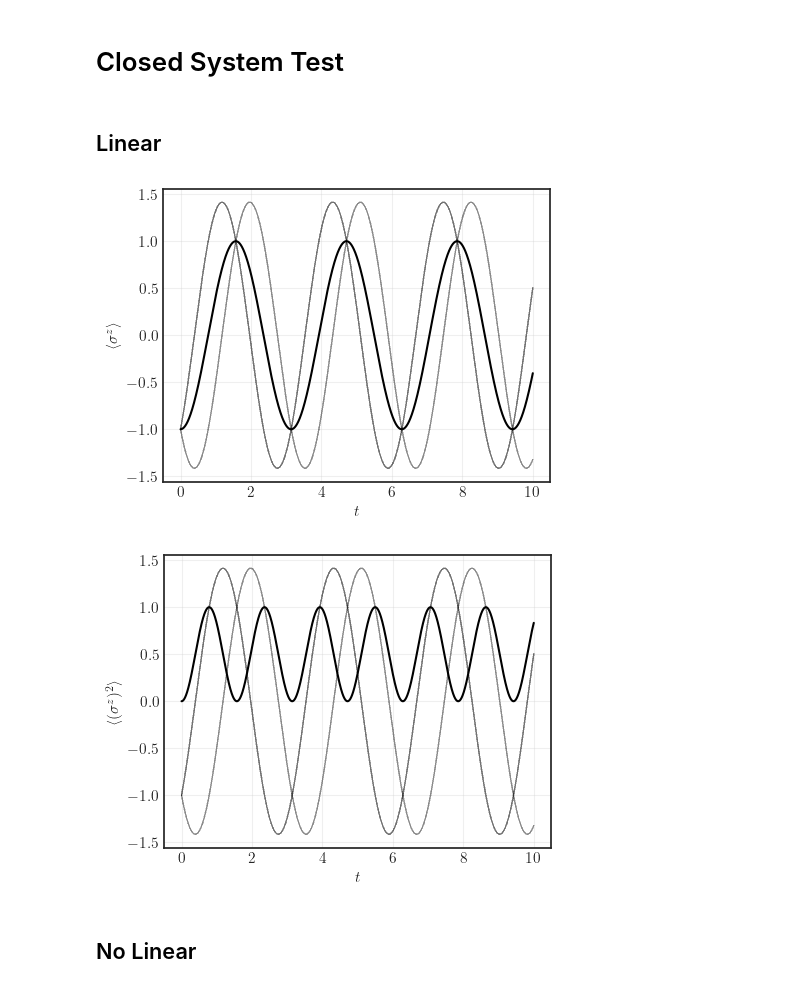
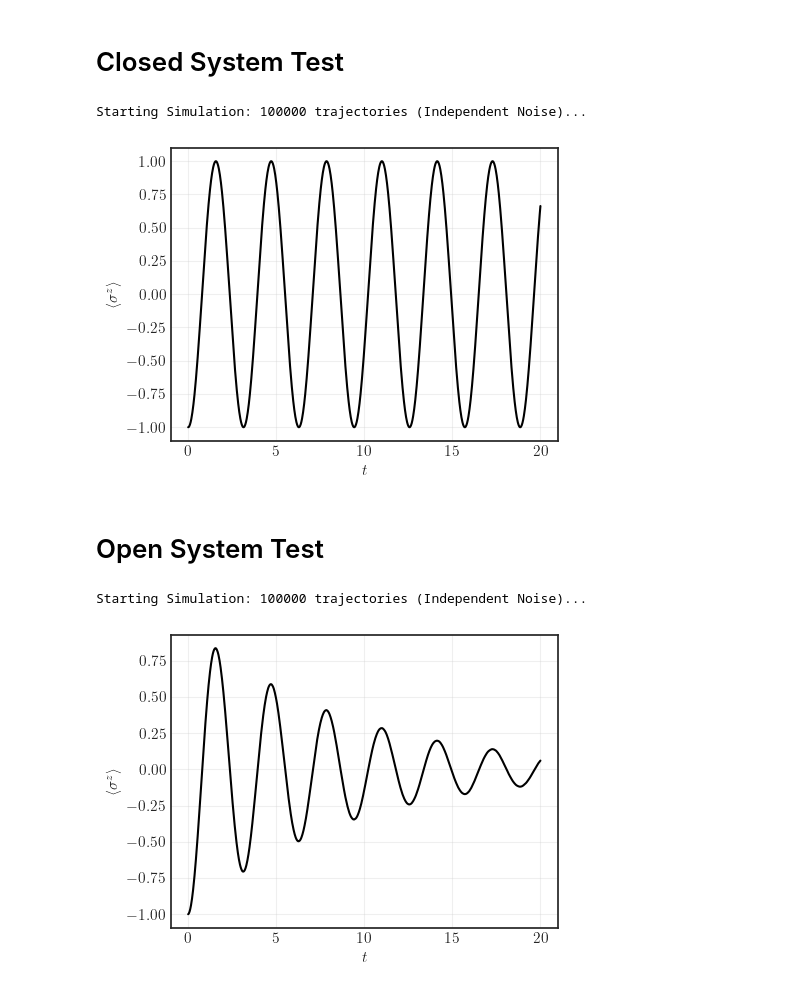
Before and after one commit to juardilag/twa_py, a Jupyter notebook: test.ipynb, the cells around one changed output. Cells and saved outputs as stored; diff of their text form; code cells hidden in the pictures.

Commit message:
open system results

```diff
--- a/test.ipynb
+++ b/test.ipynb
@@ -31,15 +29,3 @@ plt.style.use('seaborn-v0_8-white')
 plt.rcParams.update(tex_fonts)
 # %% [markdown]
 # Closed System Test
-# %% [markdown]
-## Linear
-# %%
-n_trajectories = 10_000
-omega = 1.0
-t_max = 10.0
-n_stps = 10_000
-t_eval = jnp.linspace(0, t_max, n_stps)
-
-# Sample Initial Conditions
-key = jax.random.PRNGKey(42)
-s0_batch = discrete_spin_sampling(key, n_trajectories, initial_z=-1.0)
@@ -56,22 +32,59 @@ sigma_z_var = jnp.var(trajectories[:, :, 2], axis=1)
+# %%
+def hamiltonian(s, args):
+    omega, gamma = args
+    return omega*s[0]
+
+n_trajectories = int(1e5)
+batch_size = int(1e4)
+params = (1.0, 0) # Omega=1.0, Gamma=0.5
+key = jax.random.PRNGKey(42)
+t_eval = jnp.linspace(0, 20, int(1e3))
+
+mean_s, var_s = solve_twa_batched_stats(
+    key, n_trajectories, batch_size, t_eval,
+    hamiltonian, [], params
+)
+# %% [output]
+Starting Simulation: 100000 trajectories (Independent Noise)...
 # %%
 fig, ax = plt.subplots(figsize=(5, 3.8))
-plt.plot(t_eval, trajectories[:, :100, 2], color='k', linewidth = 1, alpha = 0.01)
-plt.plot(t_eval, sigma_z_mean, color = 'k')
+plt.plot(t_eval, mean_s[:,2], color = 'k')
 plt.ylabel(r'$\langle \sigma^z\rangle$')
 plt.xlabel(r'$t$')
 plt.grid(alpha = 0.3)
 plt.show()
 # %% [output]
-[figure, old version]
+[figure, new version]
+# %% [markdown]
+# Open System Test
+# %%
+def hamiltonian(s, args):
+    omega, gamma = args
+    return omega*s[0]
+
+def spontaneous_emission(s, args):
+    omega, gamma = args
+    # Note: The factor 0.5 is crucial to match standard Lindblad rate Gamma
+    return (jnp.sqrt(gamma) * 0.5) * (s[0] - 1j * s[1])
+
+n_trajectories = int(1e5)
+batch_size = int(1e4)
+params = (1.0, 0.15) # Omega=1.0, Gamma=0.5
+key = jax.random.PRNGKey(42)
+t_eval = jnp.linspace(0, 20, int(1e3))
+
+mean_s, var_s = solve_twa_batched_stats(
+    key, n_trajectories, batch_size, t_eval,
+    hamiltonian, [spontaneous_emission], params
+)
+# %% [output]
+Starting Simulation: 100000 trajectories (Independent Noise)...
 # %%
 fig, ax = plt.subplots(figsize=(5, 3.8))
-plt.plot(t_eval, trajectories[:, :100, 2], color='k', linewidth = 1, alpha = 0.01)
-plt.plot(t_eval, sigma_z_var, color = 'k')
-plt.ylabel(r'$\langle (\sigma^z)^2\rangle$')
+plt.plot(t_eval, mean_s[:,2], color = 'k')
+plt.ylabel(r'$\langle \sigma^z\rangle$')
 plt.xlabel(r'$t$')
 plt.grid(alpha = 0.3)
 plt.show()
 # %% [output]
-[figure, old version]
+[figure, new version]
-# %% [markdown]
-## No Linear
```
Also changed, not shown: parts of 10 cells of this notebook.
